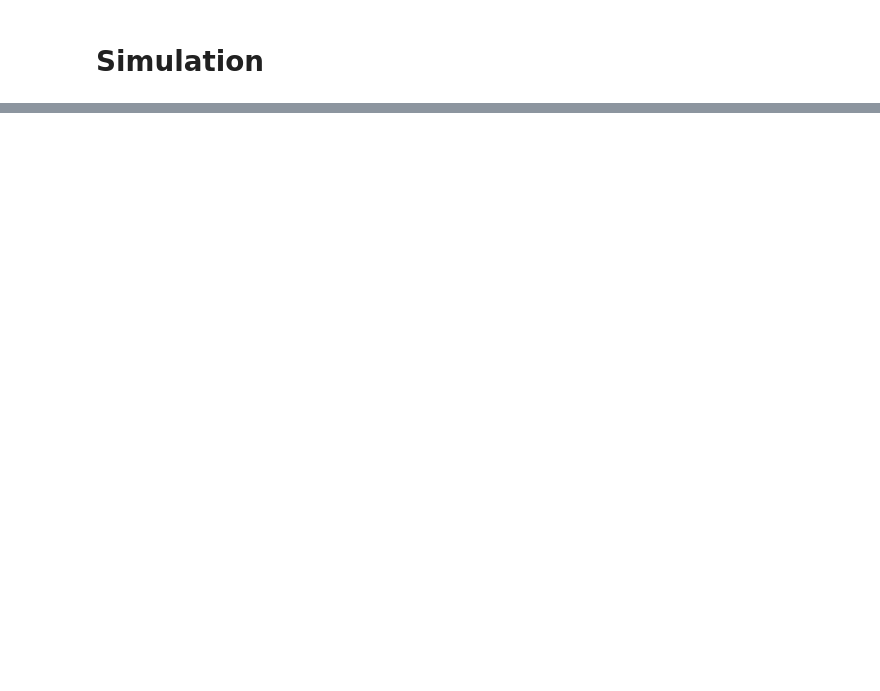
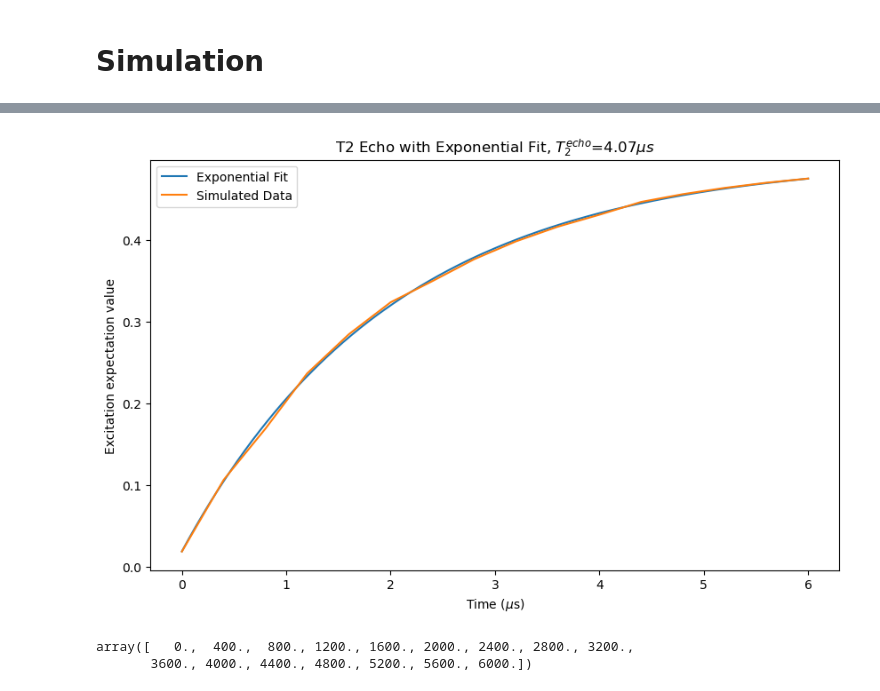
Before and after one commit to Danielgb23/superconducting_qubit_3, a Jupyter notebook: Daniel_simulation_dephasing.ipynb, the cells around one changed output, grey strips where cells are left out. Drawn from its saved outputs; the diff is of its cells as text; code cells hidden in the pictures; blank space fills up the shorter version.

```diff
--- a/Daniel_simulation_dephasing.ipynb
+++ b/Daniel_simulation_dephasing.ipynb
@@ -327,0 +338,8 @@ ramsey_plot(T,data)
+# %%
+T=np.linspace(0,6000,16) #ns
+exp1=Noisy_T2(0.0,hahn=True,noise_gen=None)
+exp1.run(T)
+# %%
+exp1.plot()
+# %% [output]
+[figure, added]
@@ -327,0 +368,5 @@ ramsey_plot(T,data)
+# %%
+data["T"]
+# %% [output]
+array([   0.,  400.,  800., 1200., 1600., 2000., 2400., 2800., 3200.,
+       3600., 4000., 4400., 4800., 5200., 5600., 6000.])
```
Also changed, not shown: parts of 15 cells of this notebook.
